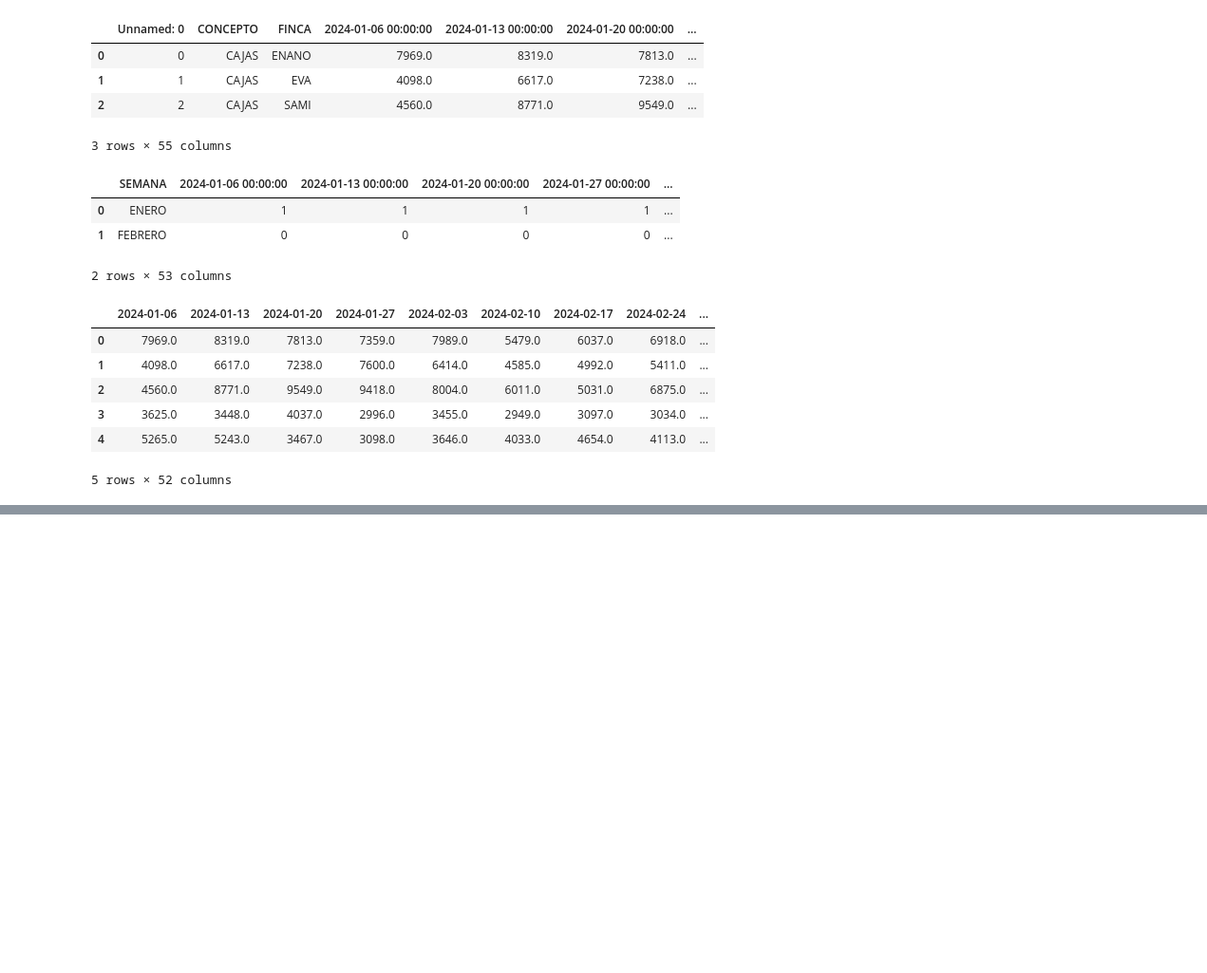
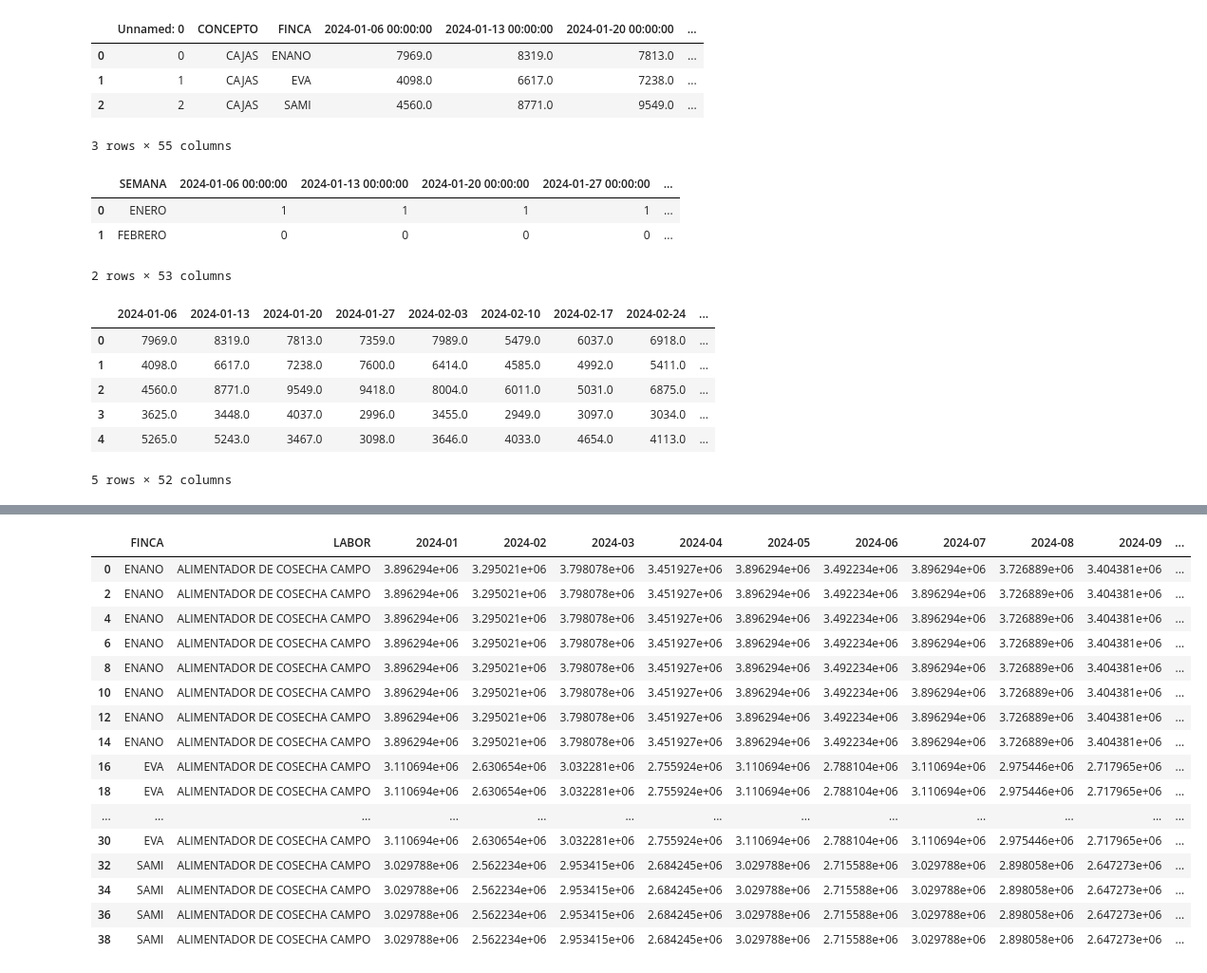
Before and after one commit to ngarrido24/mano_de_obra_agrovid, a Jupyter notebook: mano_de_obra.ipynb, the cells around one changed output, grey strips where cells are left out. Shown: that part at 95% size. Cells and saved outputs as stored; diff of their text form; code cells hidden in the pictures; blank space fills up the shorter version.

Commit message:
pruebas con el caso promediado, todavía en pruebas

```diff
--- a/mano_de_obra.ipynb
+++ b/mano_de_obra.ipynb
@@ -393,0 +679,2 @@ cost_100001.head(3)
+# %%
+labor_promediados = multiply_price(quantity_promediados, full_matrix_promediados, 'FINCA', 'TARIFA', 'PROMEDIADO', month_colums)
@@ -393,0 +686,2 @@ cost_100001.head(3)
+# %%
+promediado = multiply_by_month_promediado(labor_promediados, promediado, month_colums)
@@ -393,0 +693,5 @@ cost_100001.head(3)
+# %%
+social_promediado = multiply_p_social(labor_promediados,
+                                    promediado ,full_matrix_promediados,
+                                    'FINCA', 'PRESTACIONES',
+                                    'LABOR',month_colums)
@@ -393,0 +704,2 @@ cost_100001.head(3)
+# %%
+cost_promediado = total_cost(labor_promediados, promediado, social_promediado, 'FINCA', 'LABOR', month_colums)
@@ -393,0 +711,20 @@ cost_100001.head(3)
+# %%
+cost_promediado[cost_promediado['LABOR'] == 'ALIMENTADOR DE COSECHA CAMPO'].head(20)
+# %% [output]
+|  | FINCA | LABOR | 2024-01 | 2024-02 | 2024-03 | 2024-04 | 2024-05 | 2024-06 | 2024-07 | 2024-08 | 2024-09 | ... |
+| 0 | ENANO | ALIMENTADOR DE COSECHA CAMPO | 3.896294e+06 | 3.295021e+06 | 3.798078e+06 | 3.451927e+06 | 3.896294e+06 | 3.492234e+06 | 3.896294e+06 | 3.726889e+06 | 3.404381e+06 | ... |
+| 2 | ENANO | ALIMENTADOR DE COSECHA CAMPO | 3.896294e+06 | 3.295021e+06 | 3.798078e+06 | 3.451927e+06 | 3.896294e+06 | 3.492234e+06 | 3.896294e+06 | 3.726889e+06 | 3.404381e+06 | ... |
+| 4 | ENANO | ALIMENTADOR DE COSECHA CAMPO | 3.896294e+06 | 3.295021e+06 | 3.798078e+06 | 3.451927e+06 | 3.896294e+06 | 3.492234e+06 | 3.896294e+06 | 3.726889e+06 | 3.404381e+06 | ... |
+| 6 | ENANO | ALIMENTADOR DE COSECHA CAMPO | 3.896294e+06 | 3.295021e+06 | 3.798078e+06 | 3.451927e+06 | 3.896294e+06 | 3.492234e+06 | 3.896294e+06 | 3.726889e+06 | 3.404381e+06 | ... |
+| 8 | ENANO | ALIMENTADOR DE COSECHA CAMPO | 3.896294e+06 | 3.295021e+06 | 3.798078e+06 | 3.451927e+06 | 3.896294e+06 | 3.492234e+06 | 3.896294e+06 | 3.726889e+06 | 3.404381e+06 | ... |
+| 10 | ENANO | ALIMENTADOR DE COSECHA CAMPO | 3.896294e+06 | 3.295021e+06 | 3.798078e+06 | 3.451927e+06 | 3.896294e+06 | 3.492234e+06 | 3.896294e+06 | 3.726889e+06 | 3.404381e+06 | ... |
+| 12 | ENANO | ALIMENTADOR DE COSECHA CAMPO | 3.896294e+06 | 3.295021e+06 | 3.798078e+06 | 3.451927e+06 | 3.896294e+06 | 3.492234e+06 | 3.896294e+06 | 3.726889e+06 | 3.404381e+06 | ... |
+| 14 | ENANO | ALIMENTADOR DE COSECHA CAMPO | 3.896294e+06 | 3.295021e+06 | 3.798078e+06 | 3.451927e+06 | 3.896294e+06 | 3.492234e+06 | 3.896294e+06 | 3.726889e+06 | 3.404381e+06 | ... |
+| 16 | EVA | ALIMENTADOR DE COSECHA CAMPO | 3.110694e+06 | 2.630654e+06 | 3.032281e+06 | 2.755924e+06 | 3.110694e+06 | 2.788104e+06 | 3.110694e+06 | 2.975446e+06 | 2.717965e+06 | ... |
+| 18 | EVA | ALIMENTADOR DE COSECHA CAMPO | 3.110694e+06 | 2.630654e+06 | 3.032281e+06 | 2.755924e+06 | 3.110694e+06 | 2.788104e+06 | 3.110694e+06 | 2.975446e+06 | 2.717965e+06 | ... |
+| ... | ... | ... | ... | ... | ... | ... | ... | ... | ... | ... | ... | ... |
+| 30 | EVA | ALIMENTADOR DE COSECHA CAMPO | 3.110694e+06 | 2.630654e+06 | 3.032281e+06 | 2.755924e+06 | 3.110694e+06 | 2.788104e+06 | 3.110694e+06 | 2.975446e+06 | 2.717965e+06 | ... |
+| 32 | SAMI | ALIMENTADOR DE COSECHA CAMPO | 3.029788e+06 | 2.562234e+06 | 2.953415e+06 | 2.684245e+06 | 3.029788e+06 | 2.715588e+06 | 3.029788e+06 | 2.898058e+06 | 2.647273e+06 | ... |
+| 34 | SAMI | ALIMENTADOR DE COSECHA CAMPO | 3.029788e+06 | 2.562234e+06 | 2.953415e+06 | 2.684245e+06 | 3.029788e+06 | 2.715588e+06 | 3.029788e+06 | 2.898058e+06 | 2.647273e+06 | ... |
+| 36 | SAMI | ALIMENTADOR DE COSECHA CAMPO | 3.029788e+06 | 2.562234e+06 | 2.953415e+06 | 2.684245e+06 | 3.029788e+06 | 2.715588e+06 | 3.029788e+06 | 2.898058e+06 | 2.647273e+06 | ... |
+| 38 | SAMI | ALIMENTADOR DE COSECHA CAMPO | 3.029788e+06 | 2.562234e+06 | 2.953415e+06 | 2.684245e+06 | 3.029788e+06 | 2.715588e+06 | 3.029788e+06 | 2.898058e+06 | 2.647273e+06 | ... |
```
Also changed, not shown: parts of 29 cells of this notebook, 1 other file.
